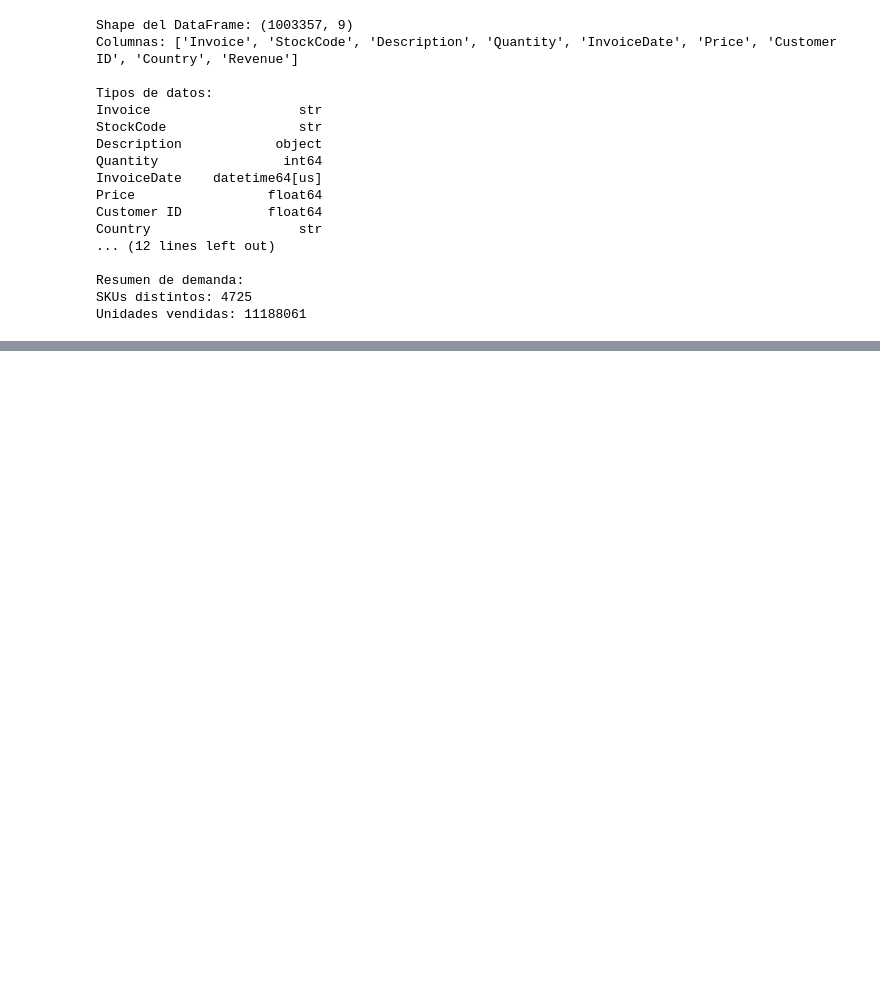
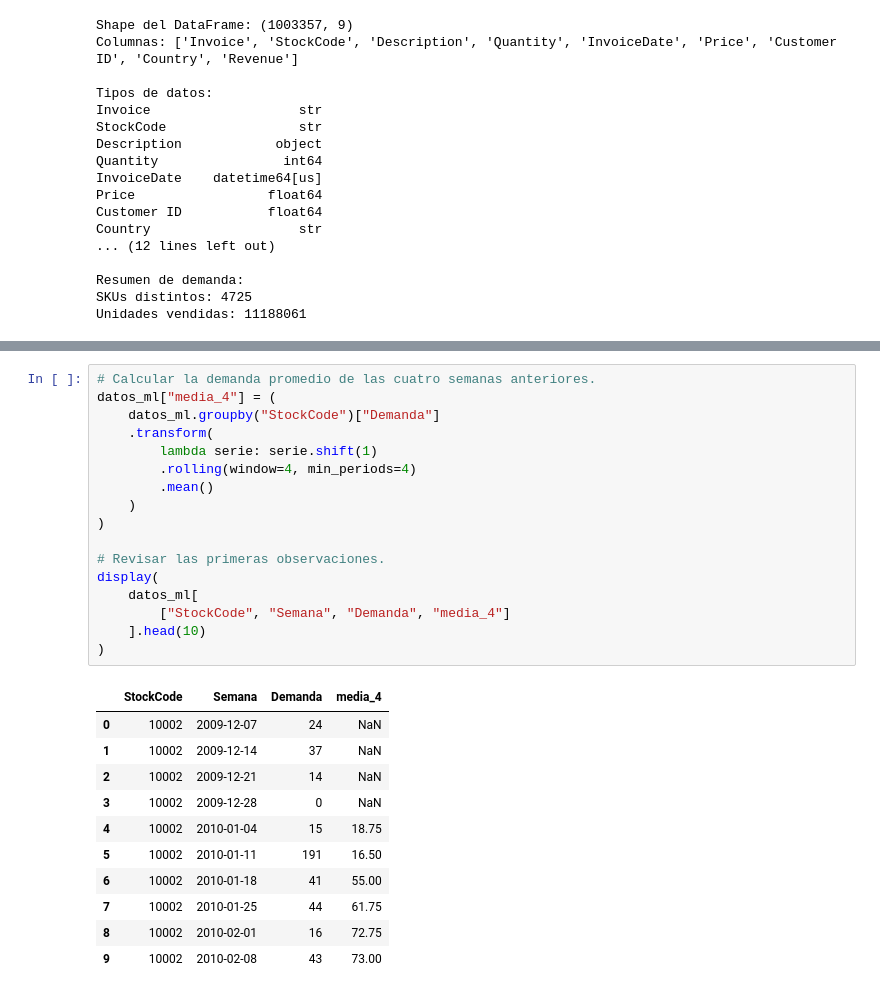
Before and after one commit to DataLightning42/Reabastece360, a Jupyter notebook: notebooks/Proyecto_Integrador_Reabastece360_HitoI.ipynb, the cells around one changed output, grey strips where cells are left out. Drawn from its saved outputs; the diff is of its cells as text; blank space fills up the shorter version.

```diff
--- a/notebooks/Proyecto_Integrador_Reabastece360_HitoI.ipynb
+++ b/notebooks/Proyecto_Integrador_Reabastece360_HitoI.ipynb
@@ -897,0 +1345,29 @@ Unidades vendidas: 11188061
+# %%
+# Calcular la demanda promedio de las cuatro semanas anteriores.
+datos_ml["media_4"] = (
+    datos_ml.groupby("StockCode")["Demanda"]
+    .transform(
+        lambda serie: serie.shift(1)
+        .rolling(window=4, min_periods=4)
+        .mean()
+    )
+)
+
+# Revisar las primeras observaciones.
+display(
+    datos_ml[
+        ["StockCode", "Semana", "Demanda", "media_4"]
+    ].head(10)
+)
+# %% [output]
+|  | StockCode | Semana | Demanda | media_4 |
+| 0 | 10002 | 2009-12-07 | 24 | NaN |
+| 1 | 10002 | 2009-12-14 | 37 | NaN |
+| 2 | 10002 | 2009-12-21 | 14 | NaN |
+| 3 | 10002 | 2009-12-28 | 0 | NaN |
+| 4 | 10002 | 2010-01-04 | 15 | 18.75 |
+| 5 | 10002 | 2010-01-11 | 191 | 16.50 |
+| 6 | 10002 | 2010-01-18 | 41 | 55.00 |
+| 7 | 10002 | 2010-01-25 | 44 | 61.75 |
+| 8 | 10002 | 2010-02-01 | 16 | 72.75 |
+| 9 | 10002 | 2010-02-08 | 43 | 73.00 |
```
Also changed, not shown: parts of 29 cells of this notebook, 8 other files.
